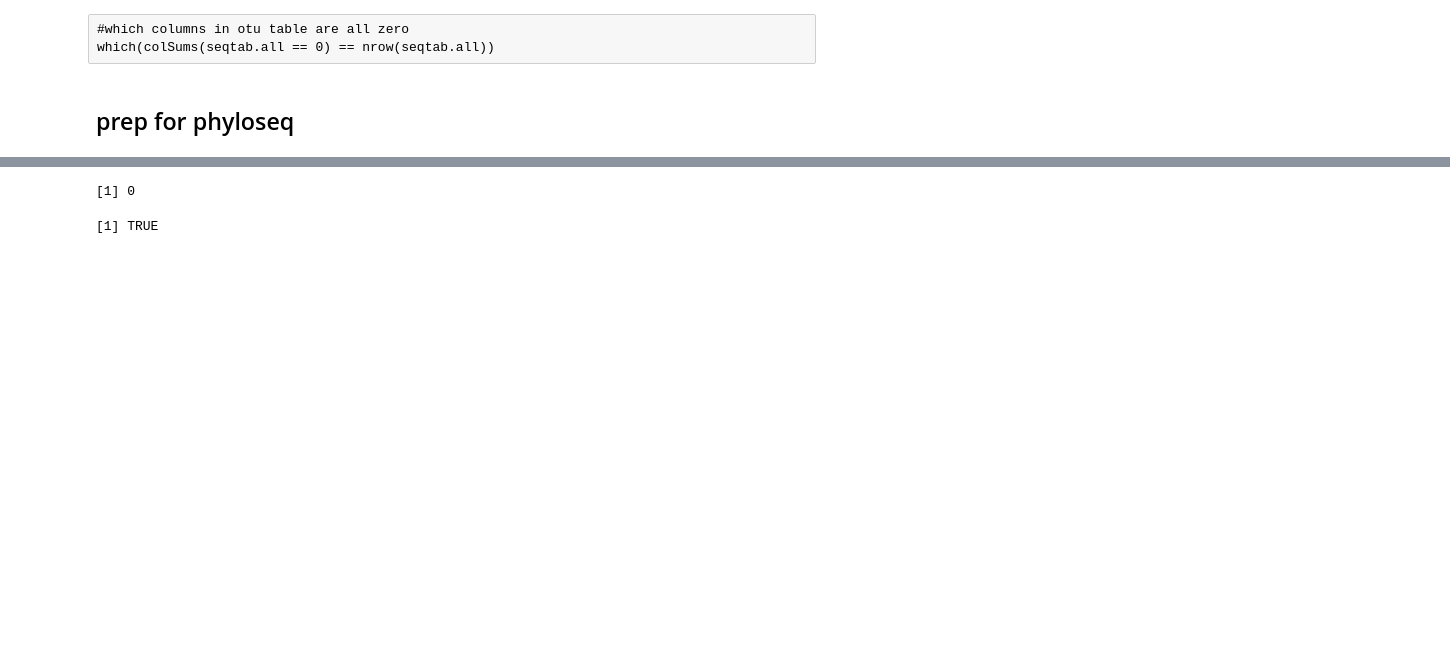
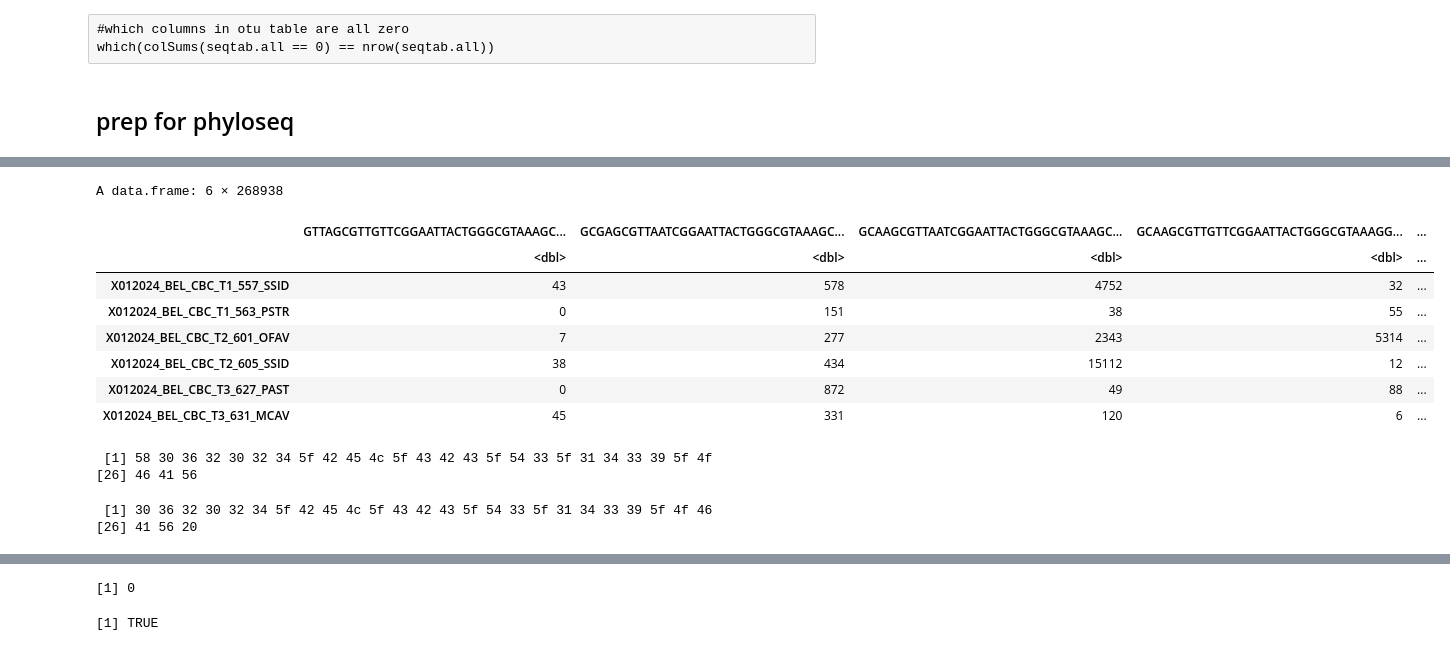
Before and after one commit to cdesouza02/BEL_16S_ITS2, a Jupyter notebook: BEL_16S_outputs/physeq_taxa16S.ipynb, the cells around one changed output, grey strips where cells are left out. Saved outputs shown, nothing was run; the diff lists cells and outputs as text; code cells hidden in the pictures; blank space fills up the shorter version.

```diff
--- a/BEL_16S_outputs/physeq_taxa16S.ipynb
+++ b/BEL_16S_outputs/physeq_taxa16S.ipynb
@@ -259,0 +313,34 @@ which(colSums(seqtab.all == 0) == nrow(seqtab.all))
+# %%
+# Convert matrix to data frame and move row names to a new column
+seqtab_df <- as.data.frame(seqtab.all)
+head(seqtab_df)
+seqtab_df$Tubelabel_species <- rownames(seqtab_df)
+# %% [output]
+A data.frame: 6 × 268938
+|  | GTTAGCGTTGTTCGGAATTACTGGGCGTAAAGC... | GCGAGCGTTAATCGGAATTACTGGGCGTAAAGC... | GCAAGCGTTAATCGGAATTACTGGGCGTAAAGC... | GCAAGCGTTGTTCGGAATTACTGGGCGTAAAGG... | ... |
+|  | <dbl> | <dbl> | <dbl> | <dbl> | ... |
+| X012024_BEL_CBC_T1_557_SSID | 43 | 578 | 4752 | 32 | ... |
+| X012024_BEL_CBC_T1_563_PSTR | 0 | 151 | 38 | 55 | ... |
+| X012024_BEL_CBC_T2_601_OFAV | 7 | 277 | 2343 | 5314 | ... |
+| X012024_BEL_CBC_T2_605_SSID | 38 | 434 | 15112 | 12 | ... |
+| X012024_BEL_CBC_T3_627_PAST | 0 | 872 | 49 | 88 | ... |
+| X012024_BEL_CBC_T3_631_MCAV | 45 | 331 | 120 | 6 | ... |
+# %%
+# what does R think is in the 1439 row
+## hidden space!
+# Search your metadata for that specific sample row
+
+# 1. Grab the exact string from seqtab_df
+str_seq <- seqtab_df$Tubelabel_species[grep("1439", seqtab_df$Tubelabel_species)][1]
+
+# 2. Grab the exact string from meta
+str_meta <- meta$Tubelabel_species[grep("1439", meta$Tubelabel_species)][1]
+
+# 3. Print their raw bytes to find the hidden difference
+charToRaw(str_seq)
+charToRaw(str_meta)
+# %% [output]
+ [1] 58 30 36 32 30 32 34 5f 42 45 4c 5f 43 42 43 5f 54 33 5f 31 34 33 39 5f 4f
+[26] 46 41 56
+ [1] 30 36 32 30 32 34 5f 42 45 4c 5f 43 42 43 5f 54 33 5f 31 34 33 39 5f 4f 46
+[26] 41 56 20
```
Also changed, not shown: parts of 22 cells of this notebook.
